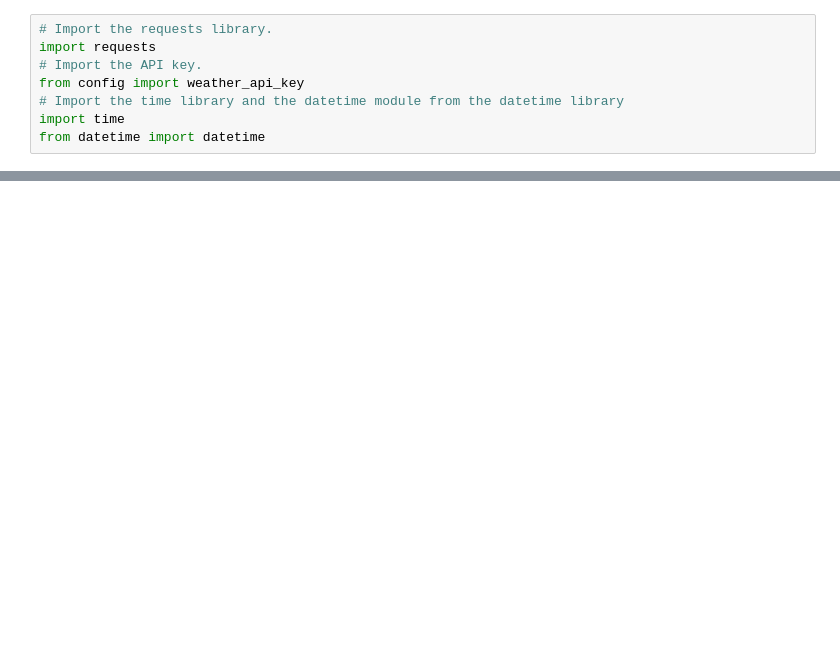
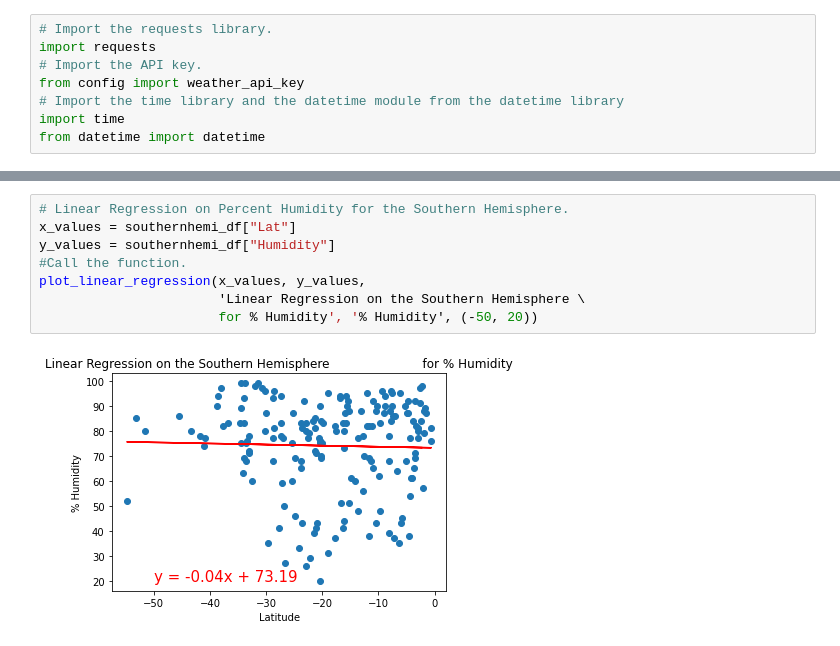
Before and after one commit to MattRiley78/World_Weather_Analysis, a Jupyter notebook: WeatherPy.ipynb, the cells around one changed output, grey strips where cells are left out. Drawn from its saved outputs; the diff is of its cells as text; blank space fills up the shorter version.

```diff
--- a/WeatherPy.ipynb
+++ b/WeatherPy.ipynb
@@ -248,0 +315,10 @@ plt.show()
+# %%
+# Linear Regression on Percent Humidity for the Southern Hemisphere.
+x_values = southernhemi_df["Lat"]
+y_values = southernhemi_df["Humidity"]
+#Call the function.
+plot_linear_regression(x_values, y_values,
+                       'Linear Regression on the Southern Hemisphere \
+                       for % Humidity', '% Humidity', (-50, 20))
+# %% [output]
+[figure, added]
```
Also changed, not shown: parts of 29 cells of this notebook, 5 other files.
